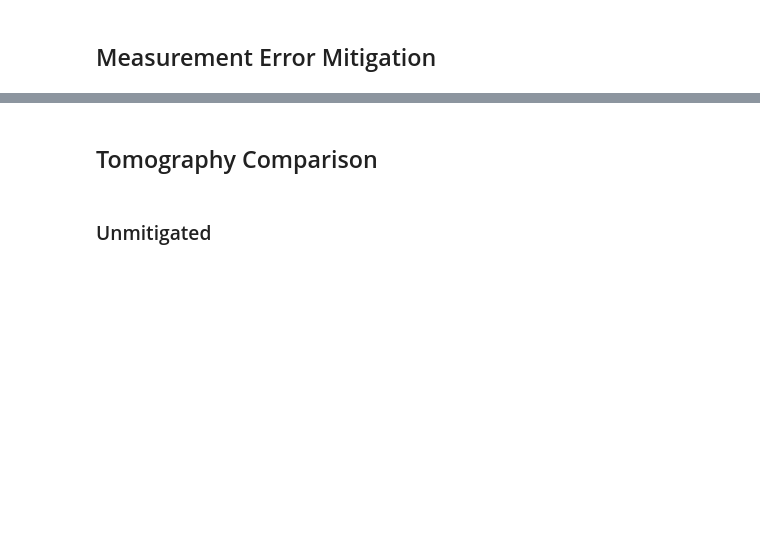
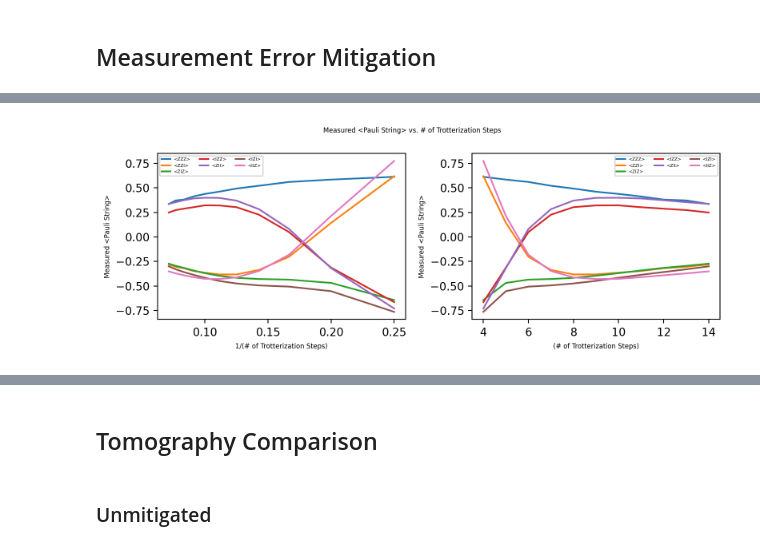
Before and after one commit to Phionx/trotts, a Jupyter notebook: explore/meas_error_mitigation.ipynb, the cells around one changed output, grey strips where cells are left out. Cells and saved outputs as stored; diff of their text form; code cells hidden in the pictures; blank space fills up the shorter version.

```diff
--- a/explore/meas_error_mitigation.ipynb
+++ b/explore/meas_error_mitigation.ipynb
@@ -273,2 +171,6 @@ IBM Jakarta Noisy Simulation Readout Fidelity: 0.90760625
+# %%
+ax = plot_parity(res_analysis4, parity_strings=["ZZZ", "ZZI", "ZIZ", "IZZ", "ZII", "IZI", "IIZ"], legend=True)
+# %% [output]
+[figure, added]
 # %%
 # Set key to check mitigation
```
Also changed, not shown: parts of 23 cells of this notebook, 5 other files.
